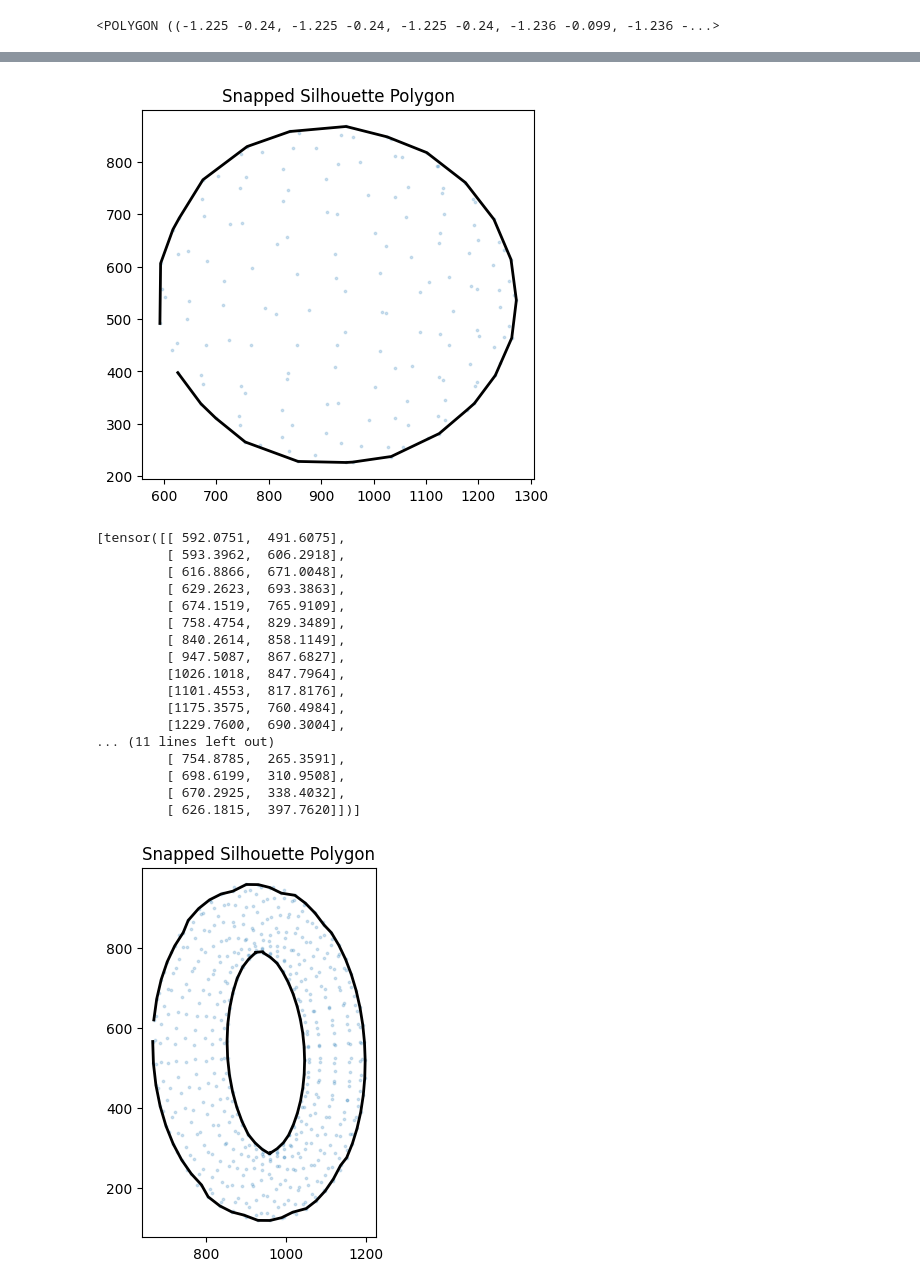
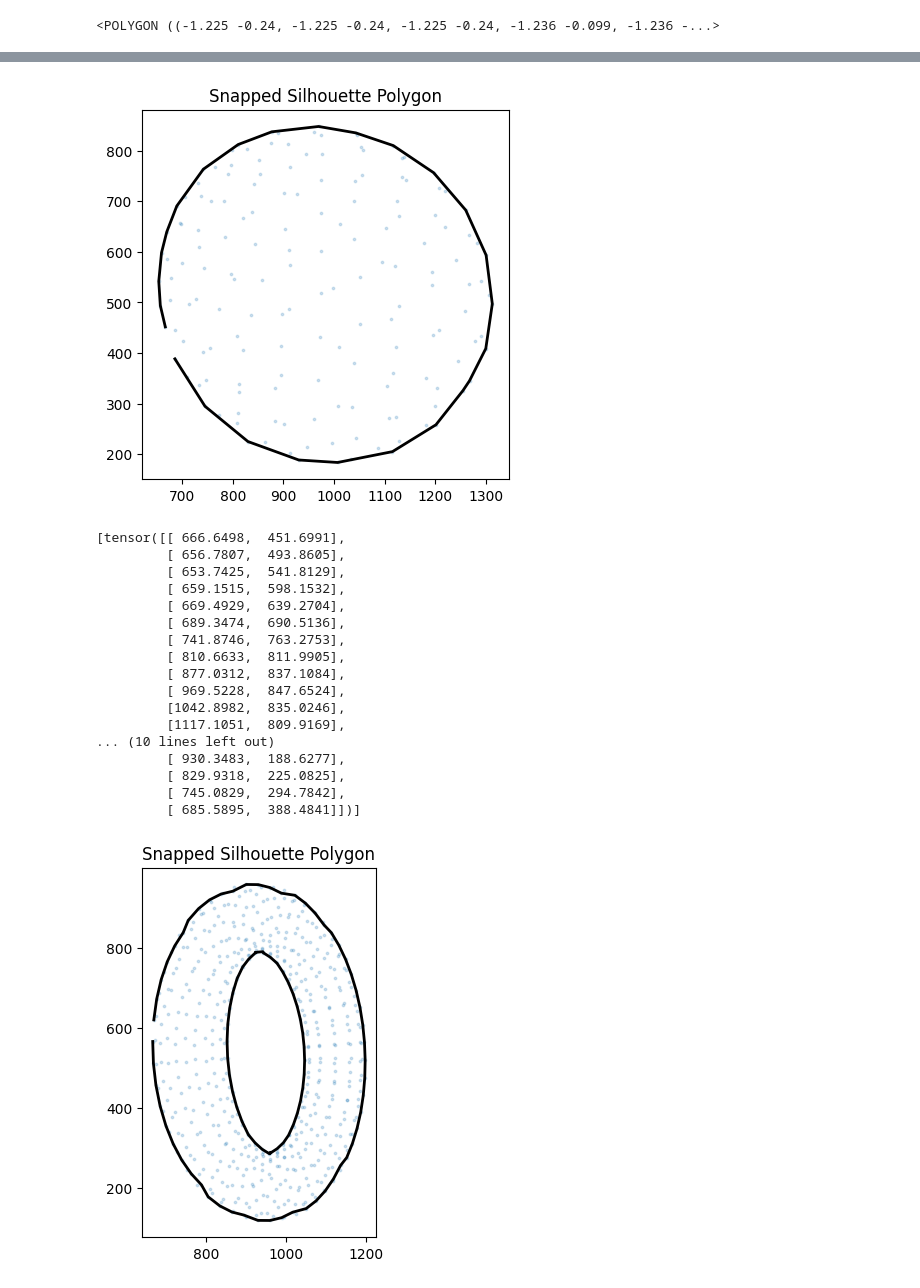
Before and after one commit to jeffreybliang/honours, a Jupyter notebook: src/framework_mesh/oblique.ipynb, the cells around one changed output, grey strips where cells are left out. Cells and saved outputs as stored; diff of their text form; code cells hidden in the pictures.

```diff
--- a/src/framework_mesh/oblique.ipynb
+++ b/src/framework_mesh/oblique.ipynb
@@ -389,7 +389,7 @@ def silhouette_polygon(xy, segments, padding=0.0):
 verts, faces, aux = load_obj("/Users/jeffreyliang/Documents/Honours/honours/src/data/meshes/parabola_2.obj")
 # Create Meshes object in PyTorch3D
 balloon = Meshes(verts=[verts], faces=[faces.verts_idx])
-P = torch.tensor(np.load("/Users/jeffreyliang/Documents/Honours/honours/src/data/sky/cameras/Camera_4_P.npy")).float()
+P = torch.tensor(np.load("/Users/jeffreyliang/Documents/Honours/honours/src/data/sky/cameras/Camera_8_P.npy")).float()
 xy, segments = project_silhouette_p3d(balloon, P)
 
 
@@ -432,6 +433,7 @@ import torch
 import numpy as np
 import matplotlib.pyplot as plt
 from pytorch3d.structures import Meshes
+from pytorch3d.io import load_obj
 import trimesh
 from trimesh.grouping import group_rows
 from trimesh.path.polygons import edges_to_polygons
@@ -515,7 +517,7 @@ def project_outline_p3d(
     mesh: Meshes,
     P: torch.Tensor,
     ignore_sign: bool = True,
-    tol_dot:    float = 1e-10,
+    tol_dot:    float = 1e-11,
     rpad:       float = 1e-5,
     apad:       float = None,
     precise=True,
@@ -657,27 +659,27 @@ def project_outline_p3d(
 # %%
 verts, faces, aux = load_obj("/Users/jeffreyliang/Documents/Honours/honours/src/data/meshes/balloon_2.obj")
 balloon = Meshes(verts=[verts], faces=[faces.verts_idx])
-P = torch.tensor(np.load("/Users/jeffreyliang/Documents/Honours/honours/src/data/sky/cameras/Camera_5_P.npy")).float()
+P = torch.tensor(np.load("/Users/jeffreyliang/Documents/Honours/honours/src/data/sky/cameras/Camera_8_P.npy")).float()
 project_outline_p3d(balloon, P, precise=True)
 # %% [output]
-[figure, old version]
+[figure, new version]
-[tensor([[ 592.0751,  491.6075],
-         [ 593.3962,  606.2918],
-         [ 616.8866,  671.0048],
-         [ 629.2623,  693.3863],
-         [ 674.1519,  765.9109],
-         [ 758.4754,  829.3489],
-         [ 840.2614,  858.1149],
-         [ 947.5087,  867.6827],
-         [1026.1018,  847.7964],
-         [1101.4553,  817.8176],
-         [1175.3575,  760.4984],
-         [1229.7600,  690.3004],
-... (11 lines left out)
-         [ 754.8785,  265.3591],
-         [ 698.6199,  310.9508],
-         [ 670.2925,  338.4032],
-         [ 626.1815,  397.7620]])]
+[tensor([[ 666.6498,  451.6991],
+         [ 656.7807,  493.8605],
+         [ 653.7425,  541.8129],
+         [ 659.1515,  598.1532],
+         [ 669.4929,  639.2704],
+         [ 689.3474,  690.5136],
+         [ 741.8746,  763.2753],
+         [ 810.6633,  811.9905],
+         [ 877.0312,  837.1084],
+         [ 969.5228,  847.6524],
+         [1042.8982,  835.0246],
+         [1117.1051,  809.9169],
+... (10 lines left out)
+         [ 930.3483,  188.6277],
+         [ 829.9318,  225.0825],
+         [ 745.0829,  294.7842],
+         [ 685.5895,  388.4841]])]
 # %%
 verts, faces, aux = load_obj("/Users/jeffreyliang/Documents/Honours/Blender/torus.obj")
 balloon = Meshes(verts=[verts], faces=[faces.verts_idx])
```
Also changed, not shown: parts of 2 cells of this notebook, 2 other files.
